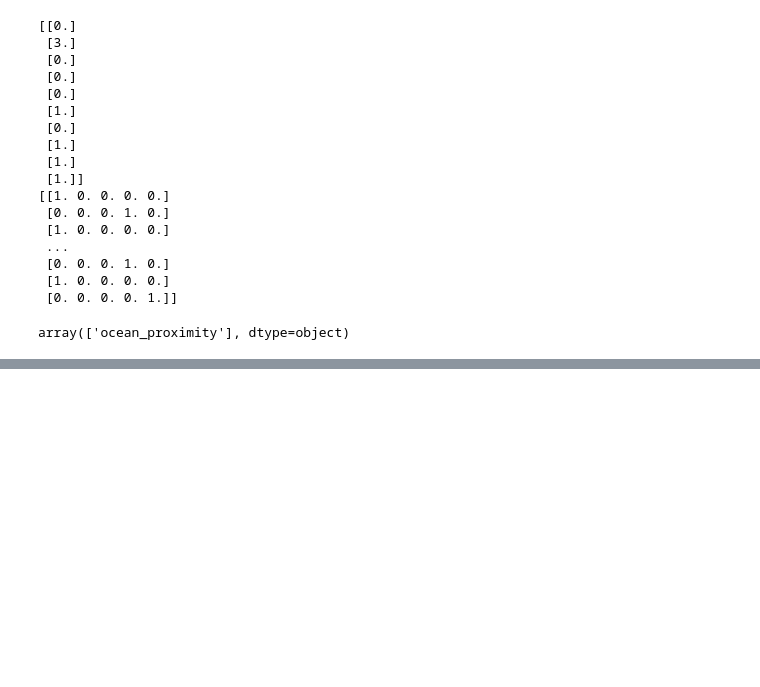
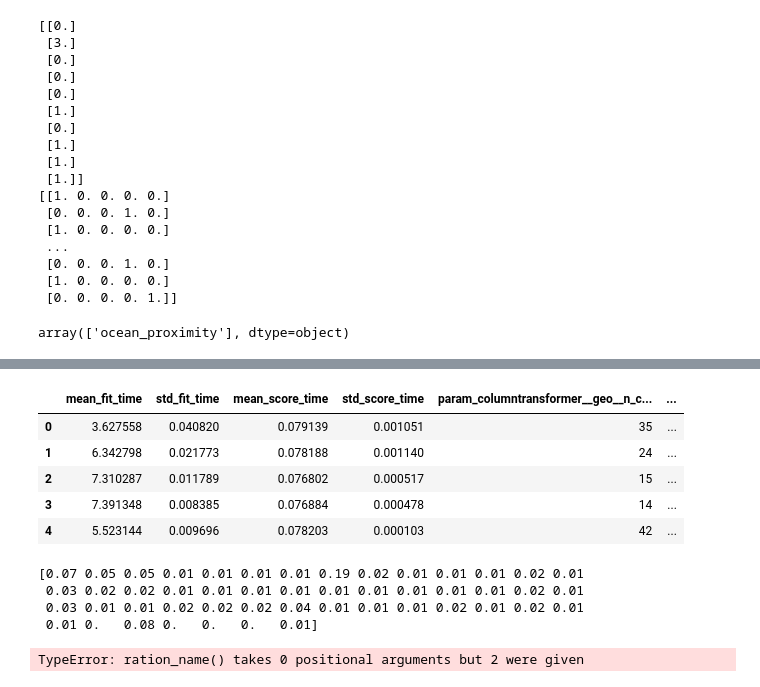
Before and after one commit to pr3civk/ml-learn, a Jupyter notebook: 02_end_to_end_ml_project.ipynb, the cells around one changed output, grey strips where cells are left out. Saved outputs shown, nothing was run; the diff lists cells and outputs as text; code cells hidden in the pictures; blank space fills up the shorter version.

```diff
--- a/02_end_to_end_ml_project.ipynb
+++ b/02_end_to_end_ml_project.ipynb
@@ -269,7 +272,7 @@ bedrooms_per_room          -0.257675
 Name: median_house_value, dtype: float64
 # %%
 hs = strat_train_set.drop('median_house_value', axis=1)
-hs_labels = strat_train_set['median_house_value'].copy()
+hs_labels: pd.Series = strat_train_set['median_house_value'].copy()
 # %%
 from sklearn.impute import SimpleImputer
 
@@ -349,0 +775,36 @@ print(hs_num_standardized)
+# %%
+from sklearn.model_selection import RandomizedSearchCV
+from scipy.stats import randint
+
+params_distribs = {
+    'columntransformer__geo__n_clusters': randint(low=3, high=50),
+    'randomforestregressor__max_features': randint(low=2, high=20)
+}
+
+rnd_search = RandomizedSearchCV(full_pipeline, param_distributions=params_distribs, n_iter=10, cv=3, scoring='neg_mean_squared_error', random_state=2137)
+
+rnd_search.fit(hs, hs_labels)
+
+cv_res = pd.DataFrame(rnd_search.cv_results_)
+cv_res.head()
+# %% [output]
+|  | mean_fit_time | std_fit_time | mean_score_time | std_score_time | param_columntransformer__geo__n_c... | ... |
+| 0 | 3.627558 | 0.040820 | 0.079139 | 0.001051 | 35 | ... |
+| 1 | 6.342798 | 0.021773 | 0.078188 | 0.001140 | 24 | ... |
+| 2 | 7.310287 | 0.011789 | 0.076802 | 0.000517 | 15 | ... |
+| 3 | 7.391348 | 0.008385 | 0.076884 | 0.000478 | 14 | ... |
+| 4 | 5.523144 | 0.009696 | 0.078203 | 0.000103 | 42 | ... |
+# %%
+final_model = rnd_search.best_estimator_
+feature_importances = final_model.named_steps['randomforestregressor'].feature_importances_.round(2)
+
+print(feature_importances)
+# %% [output]
+[0.07 0.05 0.05 0.01 0.01 0.01 0.01 0.19 0.02 0.01 0.01 0.01 0.02 0.01
+ 0.03 0.02 0.02 0.01 0.01 0.01 0.01 0.01 0.01 0.01 0.01 0.01 0.02 0.01
+ 0.03 0.01 0.01 0.02 0.02 0.02 0.04 0.01 0.01 0.01 0.02 0.01 0.02 0.01
+ 0.01 0.   0.08 0.   0.   0.   0.01]
+# %%
+print(sorted(zip(feature_importances, final_model.named_steps['columntransformer'].get_feature_names_out(), reverse=True), reverse=True))
+# %% [output]
+TypeError: ration_name() takes 0 positional arguments but 2 were given
```
Also changed, not shown: parts of 27 cells of this notebook.
